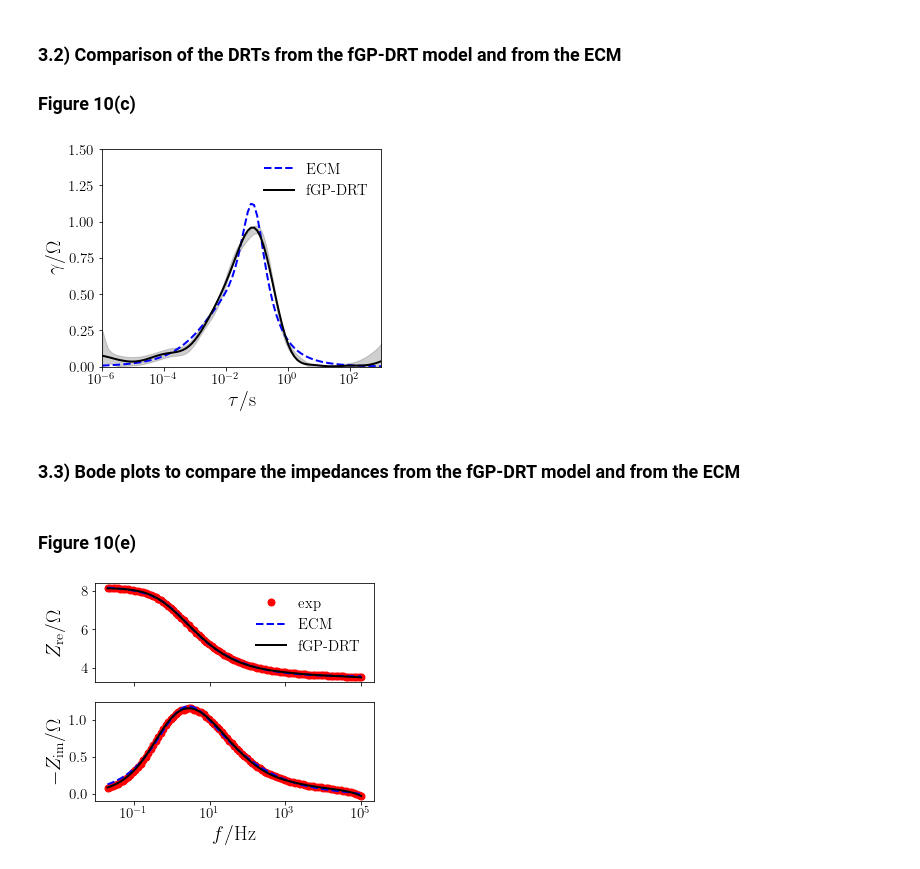
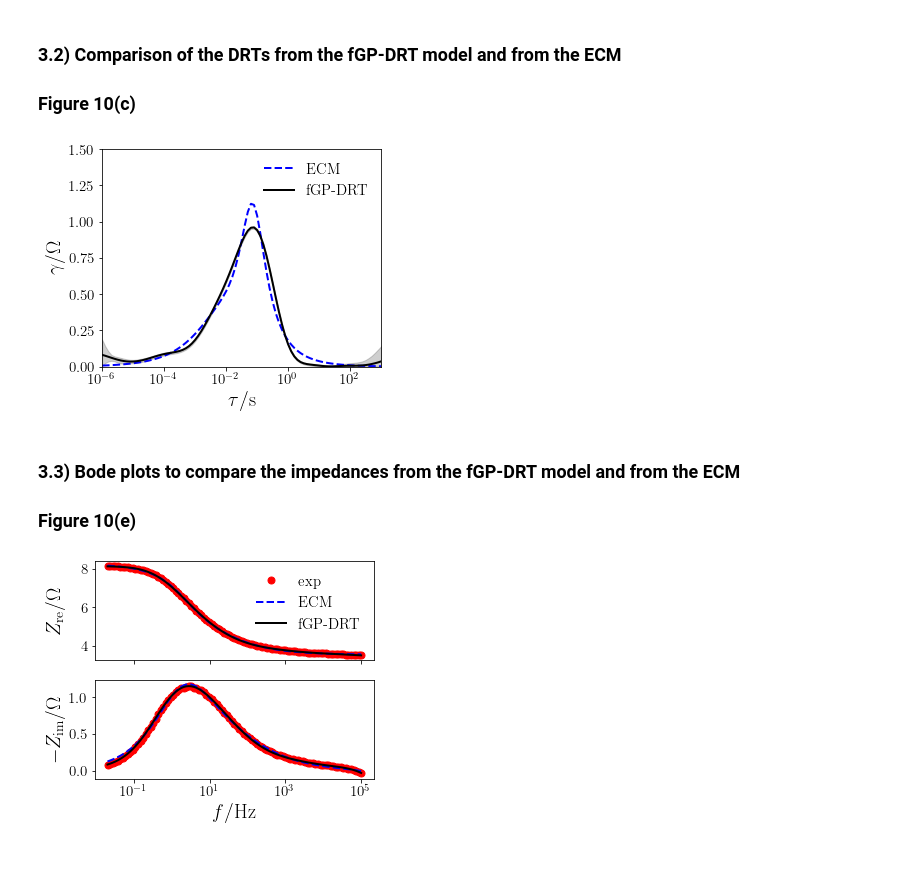
Before and after one commit to ciuccislab/fGP-DRT, a Jupyter notebook: tutorials/example4_BLF_pO2_60percent_Temp_500_C.ipynb, the cells around one changed output. Cells and saved outputs as stored; diff of their text form; code cells hidden in the pictures.

```diff
--- a/tutorials/example4_BLF_pO2_60percent_Temp_500_C.ipynb
+++ b/tutorials/example4_BLF_pO2_60percent_Temp_500_C.ipynb
@@ -20,7 +20,7 @@ Reference: "P-substituted $\rm Ba_{0.95}La_{0.05}FeO_{3-\delta}$ as a cathode ma
 # %% [markdown]
 ### Load the data
 # %%
-df=pd.read_csv('./exp_data/BLF_D5_pO2_60%_T500.csv')
+df=pd.read_csv('./experimental_data/BLF_D5_pO2_60%_T500.csv')
 ##
 N_freqs = df.shape[0]
 freq_vec = np.flip(df['freq'].values)
@@ -355,5 +345,0 @@ BLF_500_lower = dinterval['lower_bound_constr']
-# %%
-N_taus = dg.shape[0]
-tau_vec = dg['tau_vec'].to_numpy().reshape(N_taus,1)
-#gamma_GP_unc_1 = dg['gamma_GP_unc'].to_numpy().reshape(N_taus,1)
-gamma_GP_con_1 = dg['gamma_median_constr'].to_numpy().reshape(N_taus,1)
@@ -438,24 +414,26 @@ plt.show()
 
 ### Figure 10(c)
 # %%
-plt.semilogx(tau_vec.flatten(), gamma_ECM_1,'--', linewidth=2, color="blue", label='ECM')
-plt.fill_between(tau_vec.flatten(),BLF_500_lower,BLF_500_upper, color='0.25', alpha=0.25)
-plt.semilogx(tau_vec, gamma_GP_con_1, linewidth=2, color="black", label='fGP-DRT')
+plt.semilogx(tau_vec, gamma_ECM_1,'--', linewidth=2, color="blue", label='ECM')
+plt.semilogx(tau_vec, gamma_median, linewidth=2, color='black', label='fGP-DRT')
+plt.fill_between(tau_vec, gamma_percentile_0dot1, gamma_percentile_0dot9,
+                 color='0.25', alpha=0.25)
 ##
 plt.rc('text', usetex=True)
 plt.rc('font', family='serif', size=15)
 plt.xlim(1E-6, 1E3)
 plt.ylim(0, 1.5)
 plt.rc('xtick', labelsize=15)
 plt.rc('ytick', labelsize=15)
 plt.legend(frameon=False, fontsize = 15, loc= 'upper right')
 plt.xlabel(r'$\tau/\rm s$', fontsize=20)
 plt.ylabel(r'$\gamma/\Omega$', fontsize=20)
 
 fig = plt.gcf()
 fig.set_size_inches(5, 4)
 plt.show()
 # %% [output]
-[figure, old version]
+[figure, new version]
 # %% [markdown]
 ### 3.3) Bode plots to compare the impedances from the fGP-DRT model and from the ECM
+### Figure 10(e)
@@ -476,4 +440,2 @@ tau_vecc = DF500['tau_vec']
-# %% [markdown]
-### Figure 10(e)
 # %%
 fig, (ax1, ax2) = plt.subplots(2, sharex=True)
```
Also changed, not shown: parts of 11 cells of this notebook, 41 other files.
